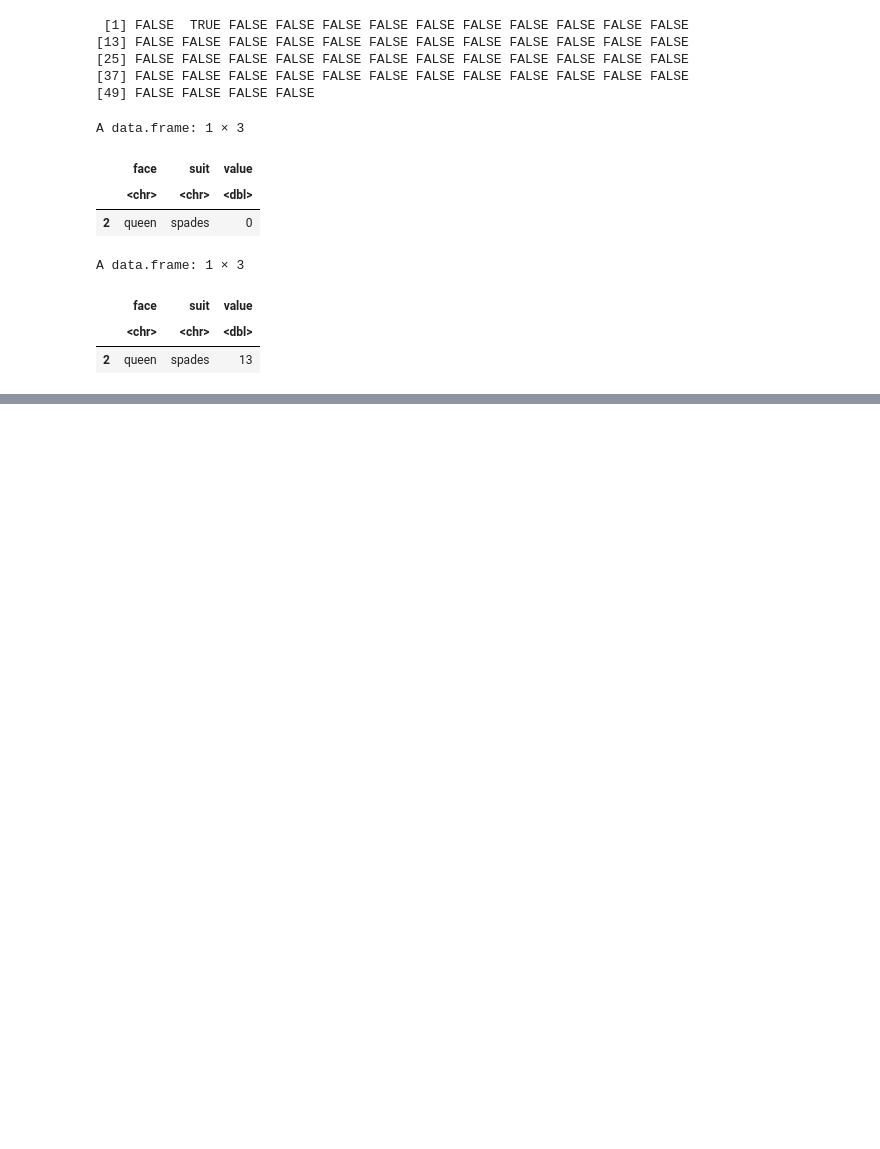
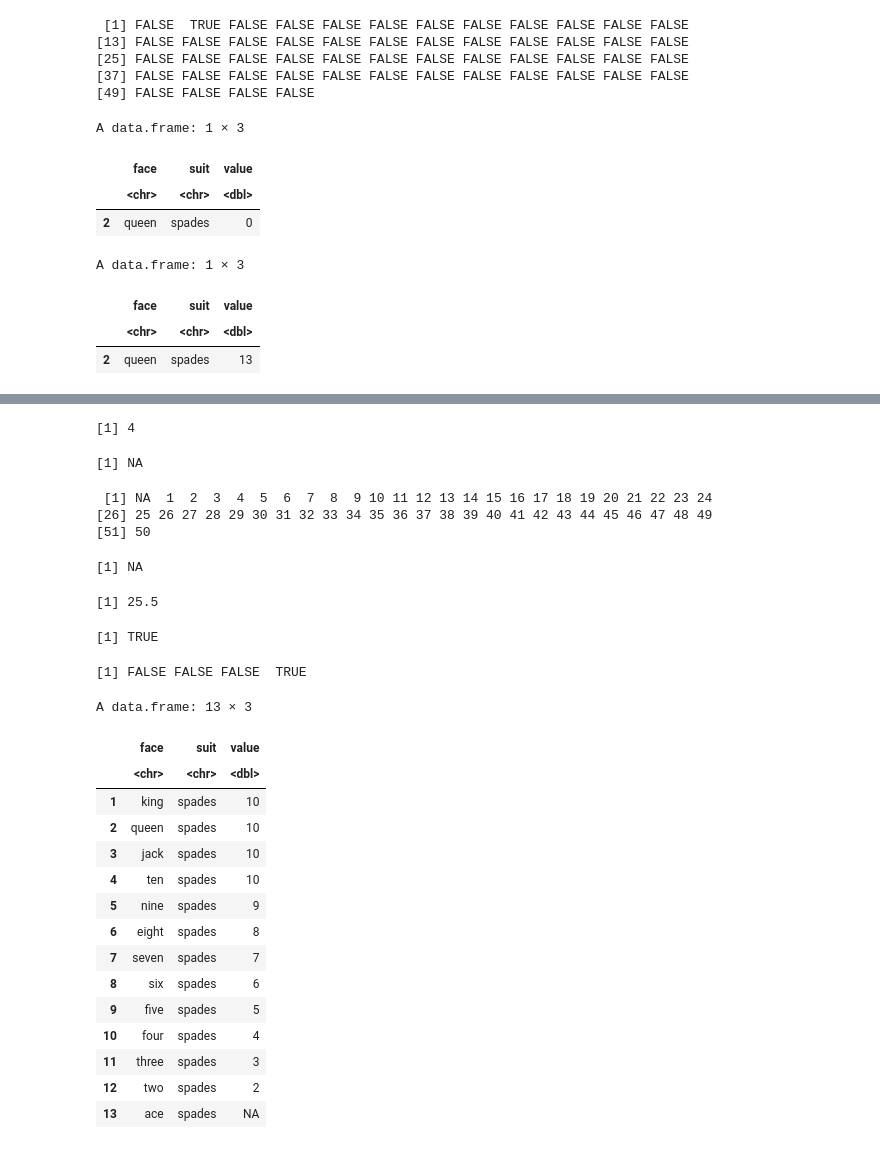
Before and after one commit to SamGombs20/learningR, a Jupyter notebook: code/learning_R.ipynb, the cells around one changed output, grey strips where cells are left out. Saved outputs shown, nothing was run; the diff lists cells and outputs as text; code cells hidden in the pictures; blank space fills up the shorter version.

```diff
--- a/code/learning_R.ipynb
+++ b/code/learning_R.ipynb
@@ -524,0 +571,3 @@ A data.frame: 1 × 3
+# %%
+deck5$value[facecard] <- 10
+head(deck5)
@@ -524,0 +584,53 @@ A data.frame: 1 × 3
+# %%
+ace <- deck5$face =="ace"
+sum(ace)
+# %% [output]
+[1] 4
+# %%
+1+ NA
+# %% [output]
+[1] NA
+# %%
+c(NA,1:50)
+# %% [output]
+ [1] NA  1  2  3  4  5  6  7  8  9 10 11 12 13 14 15 16 17 18 19 20 21 22 23 24
+[26] 25 26 27 28 29 30 31 32 33 34 35 36 37 38 39 40 41 42 43 44 45 46 47 48 49
+[51] 50
+# %%
+mean(c(NA,1:50))
+# %% [output]
+[1] NA
+# %%
+mean(c(NA, 1:50), na.rm = TRUE)
+# %% [output]
+[1] 25.5
+# %%
+is.na(NA)
+# %% [output]
+[1] TRUE
+# %%
+vec <- c(1,2,3,NA)
+is.na(vec)
+# %% [output]
+[1] FALSE FALSE FALSE  TRUE
+# %%
+deck5$value[deck5$face=="ace"]<-NA
+# %%
+head(deck5,13)
+# %% [output]
+A data.frame: 13 × 3
+|  | face | suit | value |
+|  | <chr> | <chr> | <dbl> |
+| 1 | king | spades | 10 |
+| 2 | queen | spades | 10 |
+| 3 | jack | spades | 10 |
+| 4 | ten | spades | 10 |
+| 5 | nine | spades | 9 |
+| 6 | eight | spades | 8 |
+| 7 | seven | spades | 7 |
+| 8 | six | spades | 6 |
+| 9 | five | spades | 5 |
+| 10 | four | spades | 4 |
+| 11 | three | spades | 3 |
+| 12 | two | spades | 2 |
+| 13 | ace | spades | NA |
```
Also changed, not shown: parts of 4 cells of this notebook.
